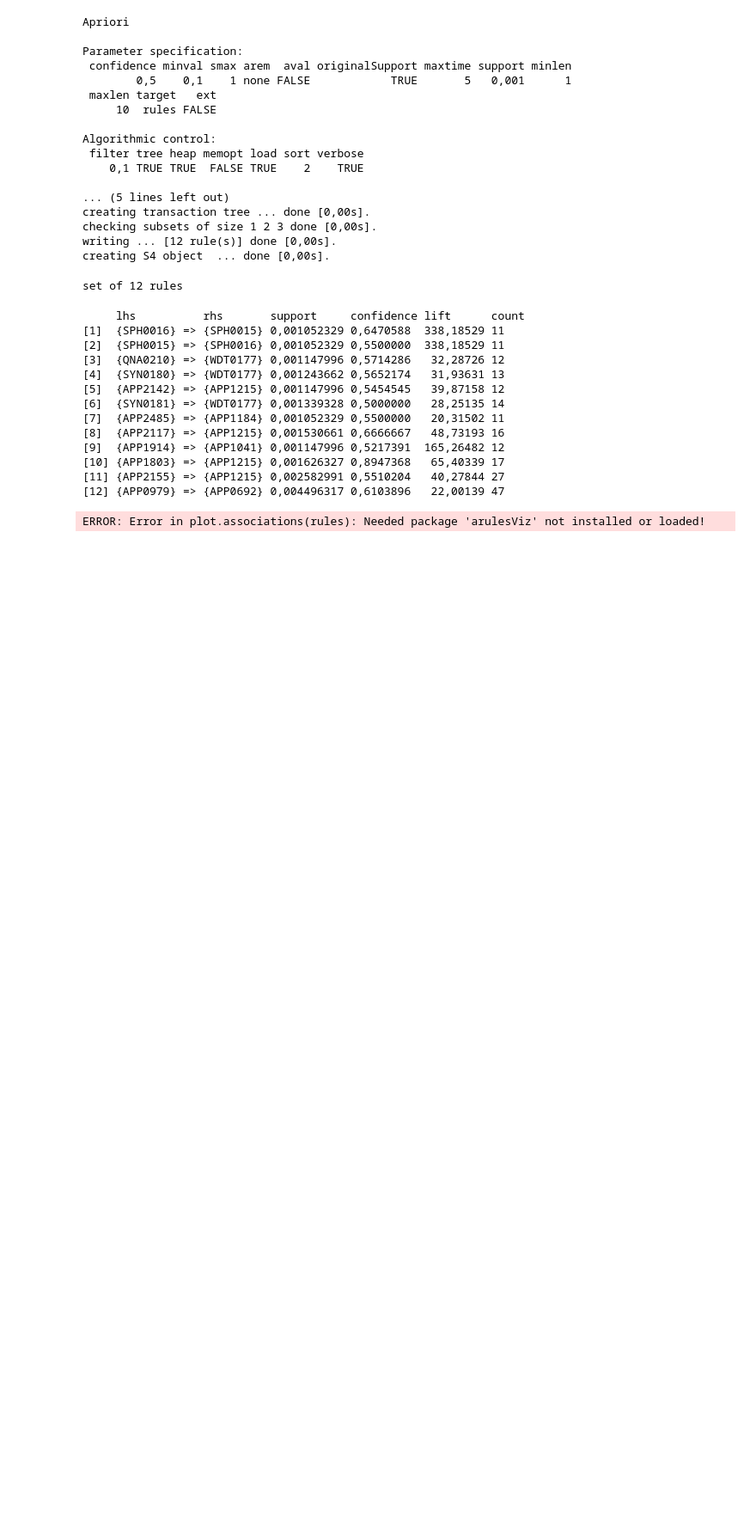
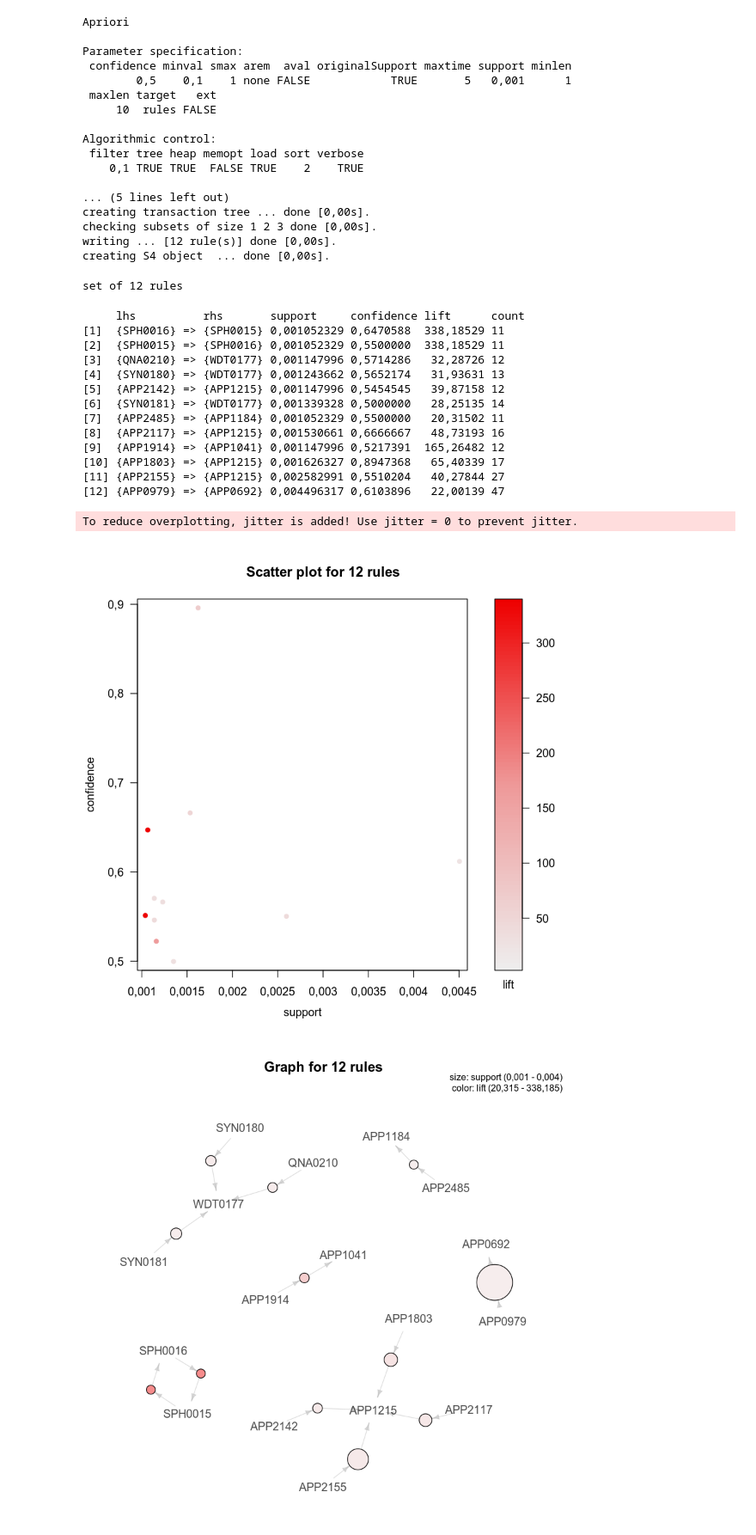
Before and after one commit to TuomoKareoja/product-associations-discovery, a Jupyter notebook: notebooks/exploratory/apriori_exploration.ipynb, the cells around one changed output. Shown: that part at 86% size. Drawn from its saved outputs; the diff is of its cells as text; code cells hidden in the pictures; blank space fills up the shorter version.

```diff
--- a/notebooks/exploratory/apriori_exploration.ipynb
+++ b/notebooks/exploratory/apriori_exploration.ipynb
@@ -133,8 +124,9 @@ set of 12 rules
 # %%
 # Visualizing the rules
 library(arulesViz)
 plot(rules)
 plot(rules, method='graph')
-plot(rules, method='grouped matrix')
 # %% [output]
-ERROR: Error in plot.associations(rules): Needed package 'arulesViz' not installed or loaded!
+To reduce overplotting, jitter is added! Use jitter = 0 to prevent jitter.
+[figure, added]
+[figure, added]
```
Also changed, not shown: parts of 17 cells of this notebook, 2 other files.
